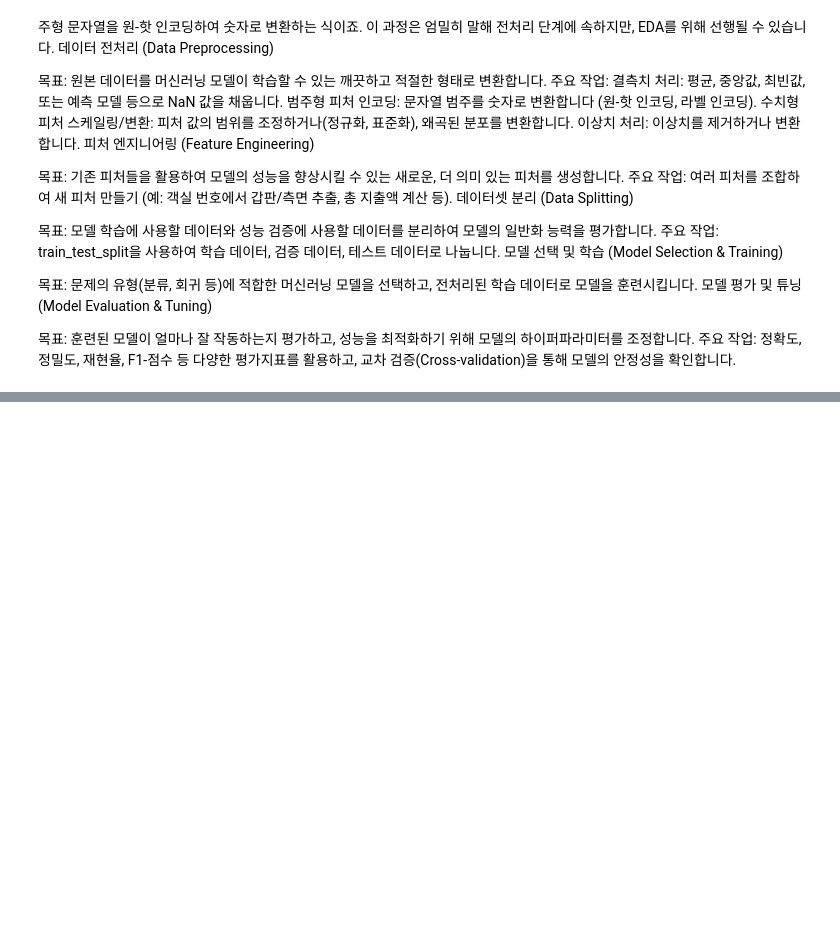
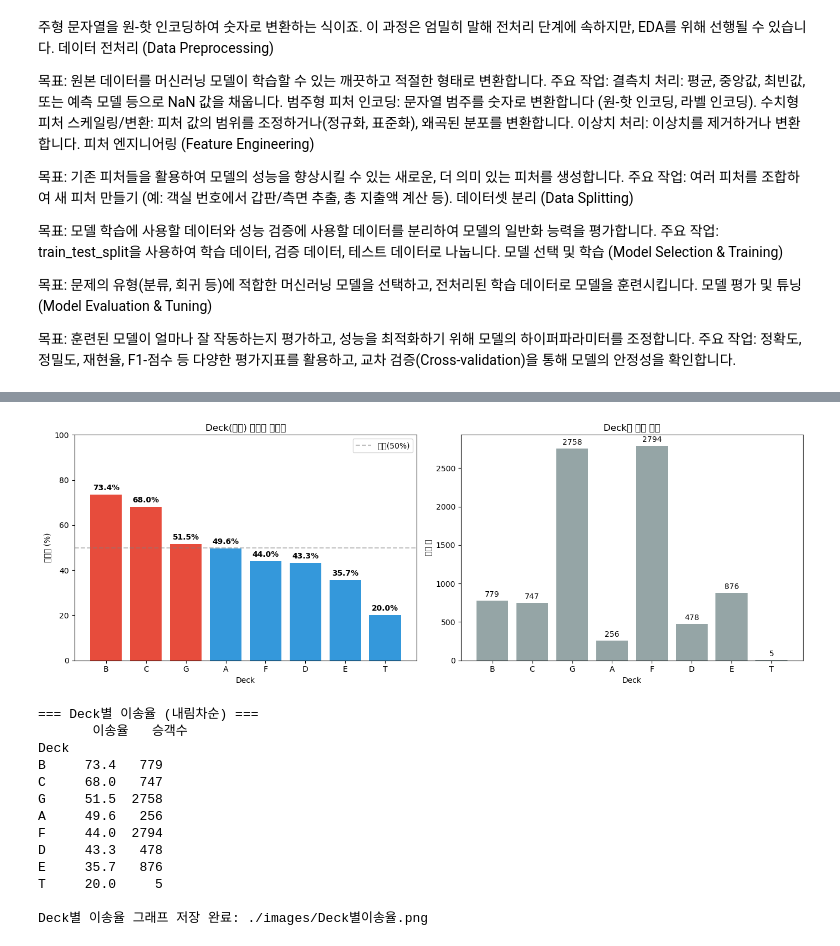
Before and after one commit to dino92-ys/kaggle-projects, a Jupyter notebook: spaceship-titanic/space_titanic.ipynb, the cells around one changed output, grey strips where cells are left out. Saved outputs shown, nothing was run; the diff lists cells and outputs as text; code cells hidden in the pictures; blank space fills up the shorter version.

```diff
--- a/spaceship-titanic/space_titanic.ipynb
+++ b/spaceship-titanic/space_titanic.ipynb
@@ -306,0 +412,54 @@ target.info()
+# %%
+# 7.3. Deck별 이송율 분석
+deck_transported = train.groupby('Deck')['Transported'].agg(['mean', 'count'])
+deck_transported.columns = ['이송율', '승객수']
+deck_transported['이송율'] = (deck_transported['이송율'] * 100).round(1)
+deck_transported = deck_transported.sort_values('이송율', ascending=False)
+
+fig, axes = plt.subplots(1, 2, figsize=(14, 5))
+
+# Deck별 이송율
+colors = ['#e74c3c' if rate > 50 else '#3498db' for rate in deck_transported['이송율']]
+bars = axes[0].bar(deck_transported.index, deck_transported['이송율'], color=colors)
+axes[0].set_ylabel('이송율 (%)')
+axes[0].set_xlabel('Deck')
+axes[0].set_title('Deck(갑판) 위치별 이송율')
+axes[0].set_ylim(0, 100)
+axes[0].axhline(y=50, color='gray', linestyle='--', alpha=0.5, label='평균(50%)')
+axes[0].legend()
+
+for bar, val in zip(bars, deck_transported['이송율']):
+    axes[0].text(bar.get_x() + bar.get_width()/2, bar.get_height() + 2,
+                 f'{val}%', ha='center', fontsize=10, fontweight='bold')
+
+# Deck별 승객 수 분포
+axes[1].bar(deck_transported.index, deck_transported['승객수'], color='#95a5a6')
+axes[1].set_ylabel('승객 수')
+axes[1].set_xlabel('Deck')
+axes[1].set_title('Deck별 승객 분포')
+
+for i, (idx, val) in enumerate(deck_transported['승객수'].items()):
+    axes[1].text(i, val + 50, f'{val}', ha='center', fontsize=10)
+
+plt.tight_layout()
+plt.savefig('./images/Deck별이송율.png', dpi=300, bbox_inches='tight')
+plt.show()
+
+print("=== Deck별 이송율 (내림차순) ===")
+print(deck_transported)
+print("\nDeck별 이송율 그래프 저장 완료: ./images/Deck별이송율.png")
+# %% [output]
+[figure, added]
+=== Deck별 이송율 (내림차순) ===
+       이송율   승객수
+Deck
+B     73.4   779
+C     68.0   747
+G     51.5  2758
+A     49.6   256
+F     44.0  2794
+D     43.3   478
+E     35.7   876
+T     20.0     5
+
+Deck별 이송율 그래프 저장 완료: ./images/Deck별이송율.png
```
Also changed, not shown: parts of 7 cells of this notebook, 6 other files.
